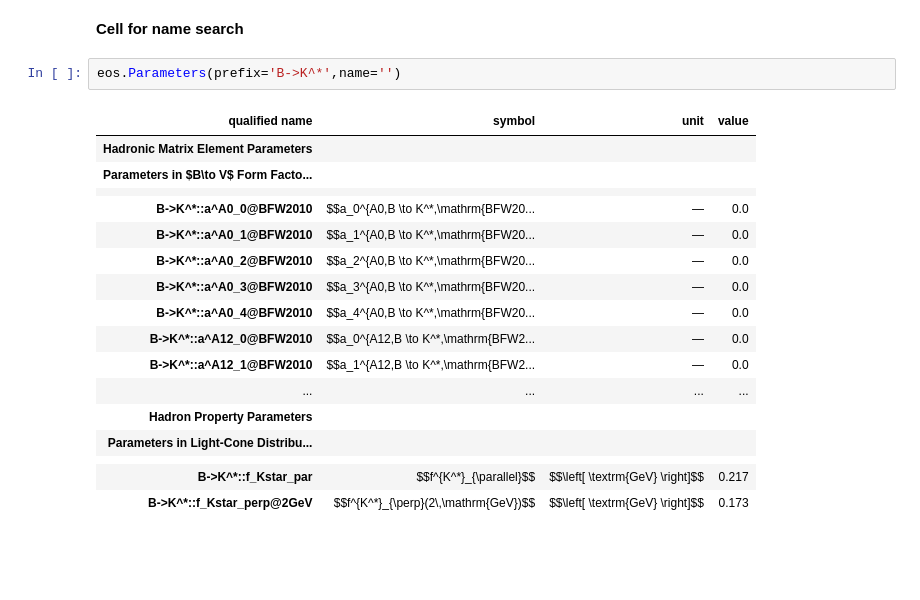
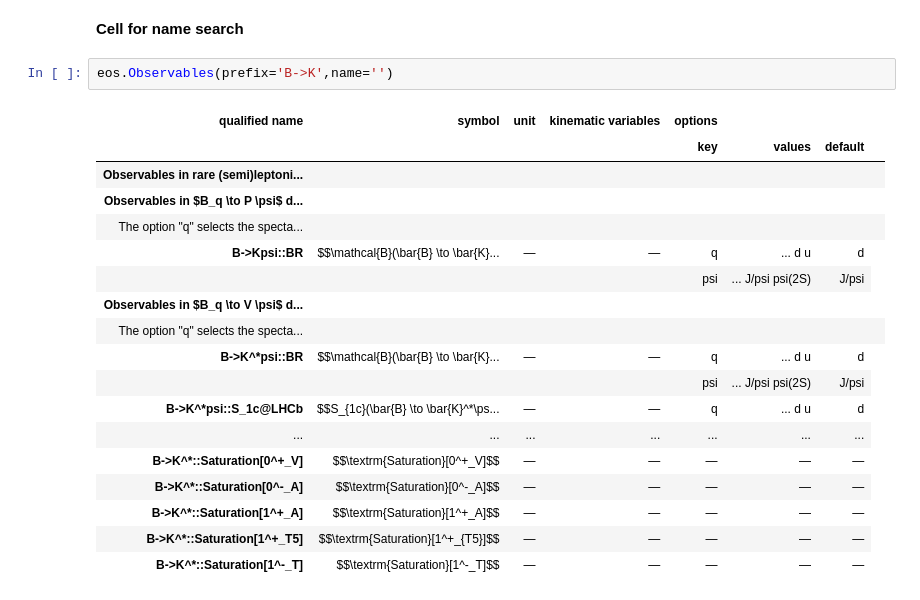
Before and after one commit to mverz/upbsll-py, a Jupyter notebook: bsll-general.ipynb, the cells around one changed output. Cells and saved outputs as stored; diff of their text form; blank space fills up the shorter version.

```diff
--- a/bsll-general.ipynb
+++ b/bsll-general.ipynb
@@ -19,22 +23,23 @@ import eos
 # %% [markdown]
 **Cell for name search**
 # %%
-eos.Parameters(prefix='B->K^*',name='')
+eos.Observables(prefix='B->K',name='')
 # %% [output]
-| qualified name | symbol | unit | value |
-| Hadronic Matrix Element Parameters |  |  |  |
-| Parameters in $B\to V$ Form Facto... |  |  |  |
-|  |  |  |  |
-| B->K^*::a^A0_0@BFW2010 | $$a_0^{A0,B \to K^*,\mathrm{BFW20... | — | 0.0 |
-| B->K^*::a^A0_1@BFW2010 | $$a_1^{A0,B \to K^*,\mathrm{BFW20... | — | 0.0 |
-| B->K^*::a^A0_2@BFW2010 | $$a_2^{A0,B \to K^*,\mathrm{BFW20... | — | 0.0 |
-| B->K^*::a^A0_3@BFW2010 | $$a_3^{A0,B \to K^*,\mathrm{BFW20... | — | 0.0 |
-| B->K^*::a^A0_4@BFW2010 | $$a_4^{A0,B \to K^*,\mathrm{BFW20... | — | 0.0 |
-| B->K^*::a^A12_0@BFW2010 | $$a_0^{A12,B \to K^*,\mathrm{BFW2... | — | 0.0 |
-| B->K^*::a^A12_1@BFW2010 | $$a_1^{A12,B \to K^*,\mathrm{BFW2... | — | 0.0 |
-| ... | ... | ... | ... |
-| Hadron Property Parameters |  |  |  |
-| Parameters in Light-Cone Distribu... |  |  |  |
-|  |  |  |  |
-| B->K^*::f_Kstar_par | $$f^{K^*}_{\parallel}$$ | $$\left[ \textrm{GeV} \right]$$ | 0.217 |
-| B->K^*::f_Kstar_perp@2GeV | $$f^{K^*}_{\perp}(2\,\mathrm{GeV})$$ | $$\left[ \textrm{GeV} \right]$$ | 0.173 |
+| qualified name | symbol | unit | kinematic variables | options |  |  |
+|  |  |  |  | key | values | default |
+| Observables in rare (semi)leptoni... |  |  |  |  |  |  |  |
+| Observables in $B_q \to P \psi$ d... |  |  |  |  |  |  |  |
+| The option "q" selects the specta... |  |  |  |  |  |  |  |
+| B->Kpsi::BR | $$\mathcal{B}(\bar{B} \to \bar{K}... | — | — | q | ... d u | d |
+|  |  |  |  | psi | ... J/psi psi(2S) | J/psi |
+| Observables in $B_q \to V \psi$ d... |  |  |  |  |  |  |  |
+| The option "q" selects the specta... |  |  |  |  |  |  |  |
+| B->K^*psi::BR | $$\mathcal{B}(\bar{B} \to \bar{K}... | — | — | q | ... d u | d |
+|  |  |  |  | psi | ... J/psi psi(2S) | J/psi |
+| B->K^*psi::S_1c@LHCb | $$S_{1c}(\bar{B} \to \bar{K}^*\ps... | — | — | q | ... d u | d |
+| ... | ... | ... | ... | ... | ... | ... |
+| B->K^*::Saturation[0^+_V] | $$\textrm{Saturation}[0^+_V]$$ | — | — | — | — | — |
+| B->K^*::Saturation[0^-_A] | $$\textrm{Saturation}[0^-_A]$$ | — | — | — | — | — |
+| B->K^*::Saturation[1^+_A] | $$\textrm{Saturation}[1^+_A]$$ | — | — | — | — | — |
+| B->K^*::Saturation[1^+_T5] | $$\textrm{Saturation}[1^+_{T5}]$$ | — | — | — | — | — |
+| B->K^*::Saturation[1^-_T] | $$\textrm{Saturation}[1^-_T]$$ | — | — | — | — | — |
```
Also changed, not shown: parts of 1 cell of this notebook, 14 other files.
